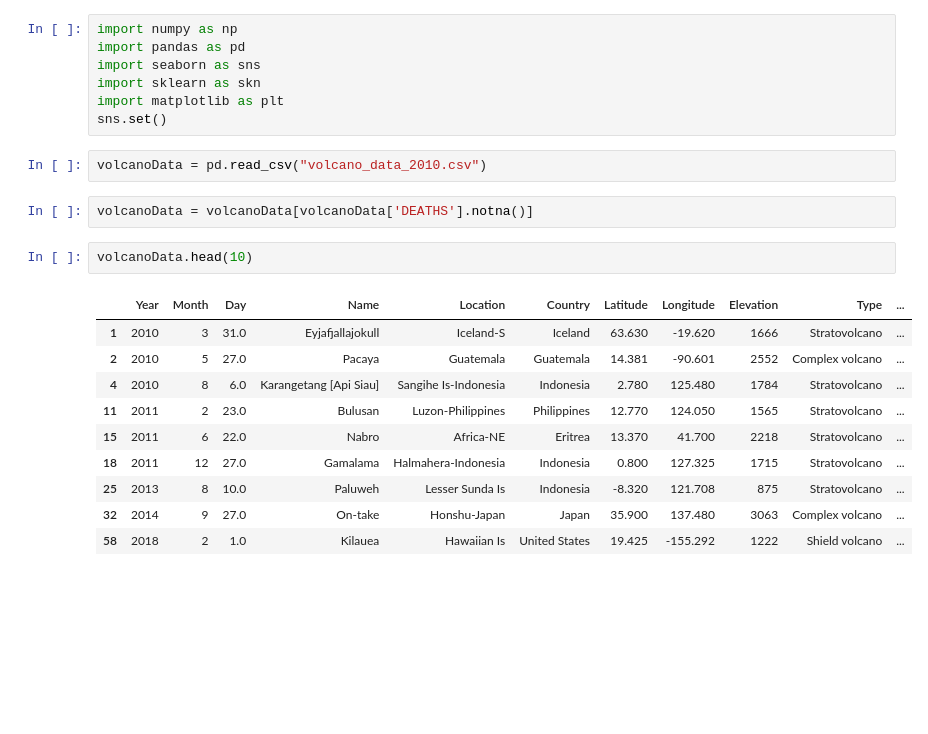
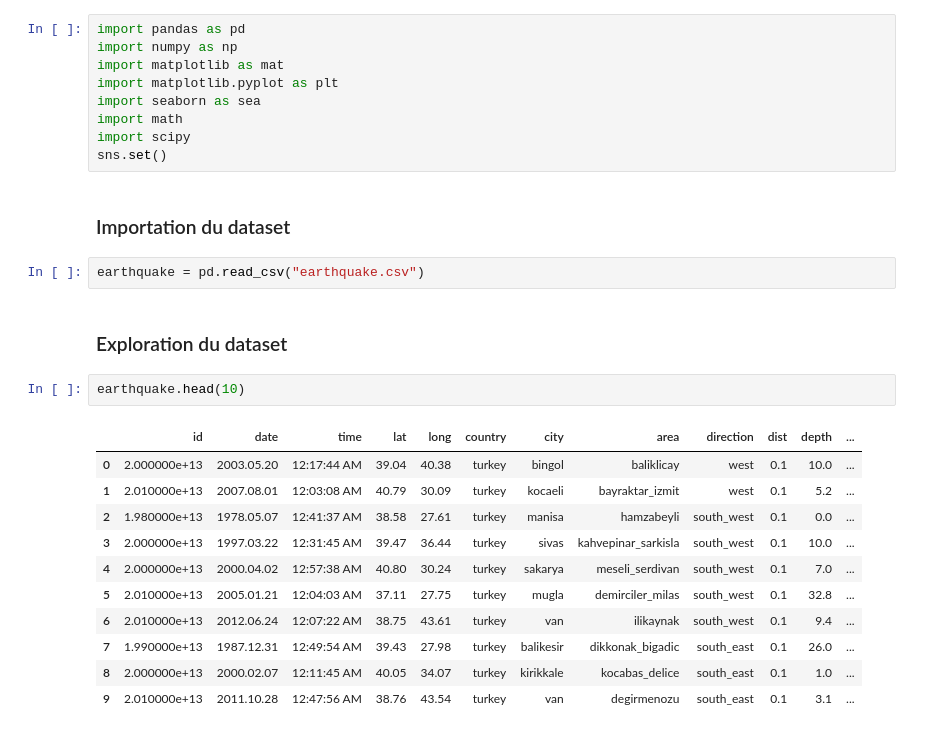
Before and after one commit to nereosky/python, a Jupyter notebook: miniProjet/miniProjet.ipynb, the cells around one changed output. Drawn from its saved outputs; the diff is of its cells as text; blank space fills up the shorter version.

```diff
--- a/miniProjet/miniProjet.ipynb
+++ b/miniProjet/miniProjet.ipynb
@@ -1,24 +3,29 @@
 # %%
+import pandas as pd
 import numpy as np
-import pandas as pd
-import seaborn as sns
-import sklearn as skn
-import matplotlib as plt
+import matplotlib as mat
+import matplotlib.pyplot as plt
+import seaborn as sea
+import math
+import scipy
 sns.set()
+# %% [markdown]
+### Importation du dataset
 # %%
-volcanoData = pd.read_csv("volcano_data_2010.csv")
+earthquake = pd.read_csv("earthquake.csv")
-# %%
-volcanoData = volcanoData[volcanoData['DEATHS'].notna()]
+# %% [markdown]
+### Exploration du dataset
 # %%
-volcanoData.head(10)
+earthquake.head(10)
 # %% [output]
-|  | Year | Month | Day | Name | Location | Country | Latitude | Longitude | Elevation | Type | ... |
-| 1 | 2010 | 3 | 31.0 | Eyjafjallajokull | Iceland-S | Iceland | 63.630 | -19.620 | 1666 | Stratovolcano | ... |
-| 2 | 2010 | 5 | 27.0 | Pacaya | Guatemala | Guatemala | 14.381 | -90.601 | 2552 | Complex volcano | ... |
-| 4 | 2010 | 8 | 6.0 | Karangetang [Api Siau] | Sangihe Is-Indonesia | Indonesia | 2.780 | 125.480 | 1784 | Stratovolcano | ... |
-| 11 | 2011 | 2 | 23.0 | Bulusan | Luzon-Philippines | Philippines | 12.770 | 124.050 | 1565 | Stratovolcano | ... |
-| 15 | 2011 | 6 | 22.0 | Nabro | Africa-NE | Eritrea | 13.370 | 41.700 | 2218 | Stratovolcano | ... |
-| 18 | 2011 | 12 | 27.0 | Gamalama | Halmahera-Indonesia | Indonesia | 0.800 | 127.325 | 1715 | Stratovolcano | ... |
-| 25 | 2013 | 8 | 10.0 | Paluweh | Lesser Sunda Is | Indonesia | -8.320 | 121.708 | 875 | Stratovolcano | ... |
-| 32 | 2014 | 9 | 27.0 | On-take | Honshu-Japan | Japan | 35.900 | 137.480 | 3063 | Complex volcano | ... |
-| 58 | 2018 | 2 | 1.0 | Kilauea | Hawaiian Is | United States | 19.425 | -155.292 | 1222 | Shield volcano | ... |
+|  | id | date | time | lat | long | country | city | area | direction | dist | depth | ... |
+| 0 | 2.000000e+13 | 2003.05.20 | 12:17:44 AM | 39.04 | 40.38 | turkey | bingol | baliklicay | west | 0.1 | 10.0 | ... |
+| 1 | 2.010000e+13 | 2007.08.01 | 12:03:08 AM | 40.79 | 30.09 | turkey | kocaeli | bayraktar_izmit | west | 0.1 | 5.2 | ... |
+| 2 | 1.980000e+13 | 1978.05.07 | 12:41:37 AM | 38.58 | 27.61 | turkey | manisa | hamzabeyli | south_west | 0.1 | 0.0 | ... |
+| 3 | 2.000000e+13 | 1997.03.22 | 12:31:45 AM | 39.47 | 36.44 | turkey | sivas | kahvepinar_sarkisla | south_west | 0.1 | 10.0 | ... |
+| 4 | 2.000000e+13 | 2000.04.02 | 12:57:38 AM | 40.80 | 30.24 | turkey | sakarya | meseli_serdivan | south_west | 0.1 | 7.0 | ... |
+| 5 | 2.010000e+13 | 2005.01.21 | 12:04:03 AM | 37.11 | 27.75 | turkey | mugla | demirciler_milas | south_west | 0.1 | 32.8 | ... |
+| 6 | 2.010000e+13 | 2012.06.24 | 12:07:22 AM | 38.75 | 43.61 | turkey | van | ilikaynak | south_west | 0.1 | 9.4 | ... |
+| 7 | 1.990000e+13 | 1987.12.31 | 12:49:54 AM | 39.43 | 27.98 | turkey | balikesir | dikkonak_bigadic | south_east | 0.1 | 26.0 | ... |
+| 8 | 2.000000e+13 | 2000.02.07 | 12:11:45 AM | 40.05 | 34.07 | turkey | kirikkale | kocabas_delice | south_east | 0.1 | 1.0 | ... |
+| 9 | 2.010000e+13 | 2011.10.28 | 12:47:56 AM | 38.76 | 43.54 | turkey | van | degirmenozu | south_east | 0.1 | 3.1 | ... |
```
Also changed, not shown: parts of 15 cells of this notebook, 2 other files.
